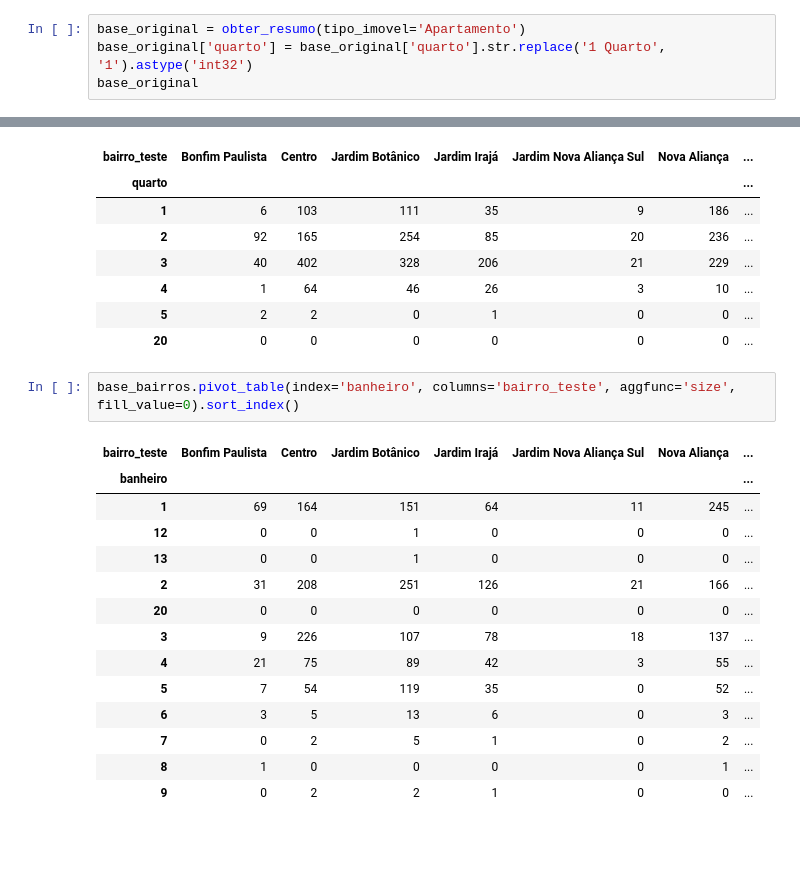
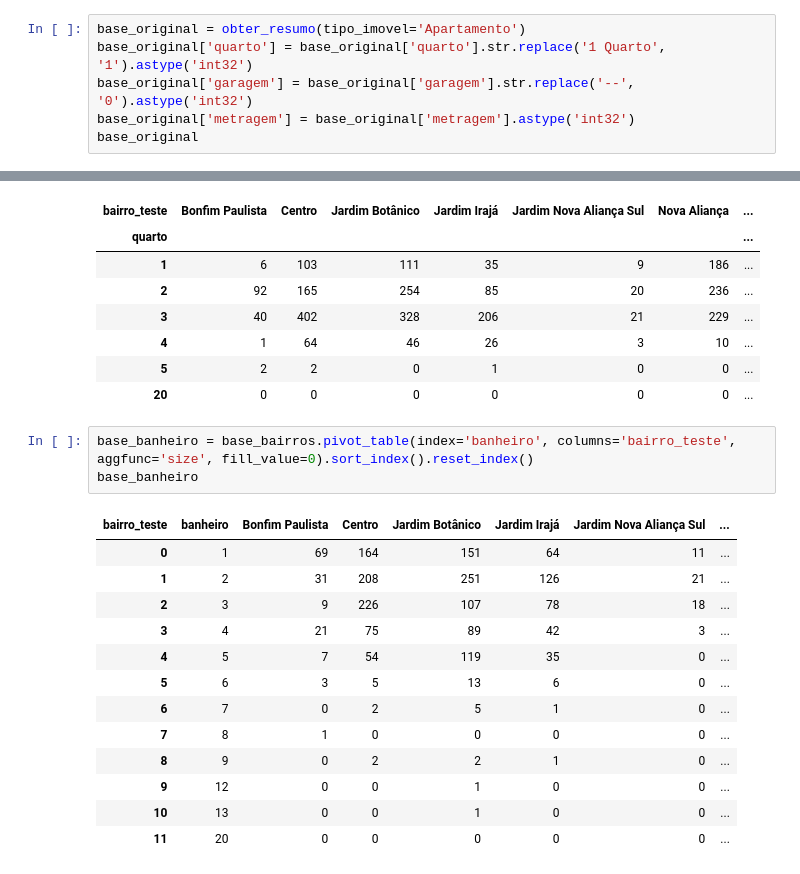
Before and after one commit to rodrigorocha1/extracao_viva_real_selenium, a Jupyter notebook: notebooks_exemplo/visualizacaov2.ipynb, the cells around one changed output, grey strips where cells are left out. Saved outputs shown, nothing was run; the diff lists cells and outputs as text; blank space fills up the shorter version.

Commit message:
Teste hipótese para o bairro jardim botânico

```diff
--- a/notebooks_exemplo/visualizacaov2.ipynb
+++ b/notebooks_exemplo/visualizacaov2.ipynb
@@ -59,6 +59,8 @@ def obter_estatistica(bairros: List[str], base_original_completa: pd.DataFrame)
 # %%
 base_original = obter_resumo(tipo_imovel='Apartamento')
 base_original['quarto'] = base_original['quarto'].str.replace('1 Quarto', '1').astype('int32')
+base_original['garagem'] = base_original['garagem'].str.replace('--', '0').astype('int32')
+base_original['metragem'] = base_original['metragem'].astype('int32')
 base_original
 # %% [output]
 |  | tipo_imovel | nome | preco | metragem | quarto | banheiro | garagem | ID_CASA | bairro_teste |
@@ -182,19 +220,19 @@ base_bairros.pivot_table(index='quarto', columns='bairro_teste', aggfunc='size',
 | 5 | 2 | 2 | 0 | 1 | 0 | 0 | ... |
 | 20 | 0 | 0 | 0 | 0 | 0 | 0 | ... |
 # %%
-base_bairros.pivot_table(index='banheiro', columns='bairro_teste', aggfunc='size', fill_value=0).sort_index()
+base_banheiro = base_bairros.pivot_table(index='banheiro', columns='bairro_teste', aggfunc='size', fill_value=0).sort_index().reset_index()
+base_banheiro
 # %% [output]
-| bairro_teste | Bonfim Paulista | Centro | Jardim Botânico | Jardim Irajá | Jardim Nova Aliança Sul | Nova Aliança | ... |
-| banheiro |  |  |  |  |  |  | ... |
-| 1 | 69 | 164 | 151 | 64 | 11 | 245 | ... |
-| 12 | 0 | 0 | 1 | 0 | 0 | 0 | ... |
-| 13 | 0 | 0 | 1 | 0 | 0 | 0 | ... |
-| 2 | 31 | 208 | 251 | 126 | 21 | 166 | ... |
-| 20 | 0 | 0 | 0 | 0 | 0 | 0 | ... |
-| 3 | 9 | 226 | 107 | 78 | 18 | 137 | ... |
-| 4 | 21 | 75 | 89 | 42 | 3 | 55 | ... |
-| 5 | 7 | 54 | 119 | 35 | 0 | 52 | ... |
-| 6 | 3 | 5 | 13 | 6 | 0 | 3 | ... |
-| 7 | 0 | 2 | 5 | 1 | 0 | 2 | ... |
-| 8 | 1 | 0 | 0 | 0 | 0 | 1 | ... |
-| 9 | 0 | 2 | 2 | 1 | 0 | 0 | ... |
+| bairro_teste | banheiro | Bonfim Paulista | Centro | Jardim Botânico | Jardim Irajá | Jardim Nova Aliança Sul | ... |
+| 0 | 1 | 69 | 164 | 151 | 64 | 11 | ... |
+| 1 | 2 | 31 | 208 | 251 | 126 | 21 | ... |
+| 2 | 3 | 9 | 226 | 107 | 78 | 18 | ... |
+| 3 | 4 | 21 | 75 | 89 | 42 | 3 | ... |
+| 4 | 5 | 7 | 54 | 119 | 35 | 0 | ... |
+| 5 | 6 | 3 | 5 | 13 | 6 | 0 | ... |
+| 6 | 7 | 0 | 2 | 5 | 1 | 0 | ... |
+| 7 | 8 | 1 | 0 | 0 | 0 | 0 | ... |
+| 8 | 9 | 0 | 2 | 2 | 1 | 0 | ... |
+| 9 | 12 | 0 | 0 | 1 | 0 | 0 | ... |
+| 10 | 13 | 0 | 0 | 1 | 0 | 0 | ... |
+| 11 | 20 | 0 | 0 | 0 | 0 | 0 | ... |
```
Also changed, not shown: parts of 39 cells of this notebook.
